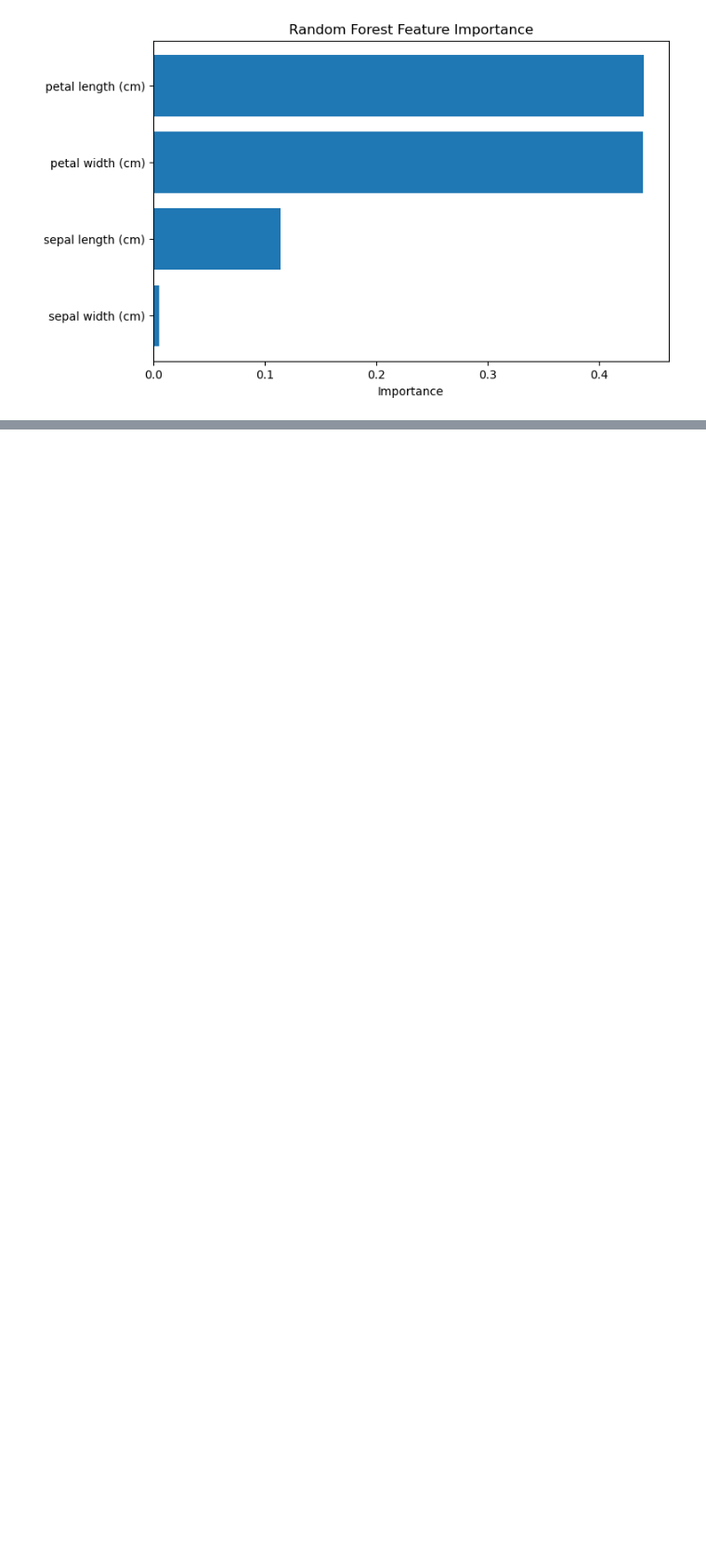
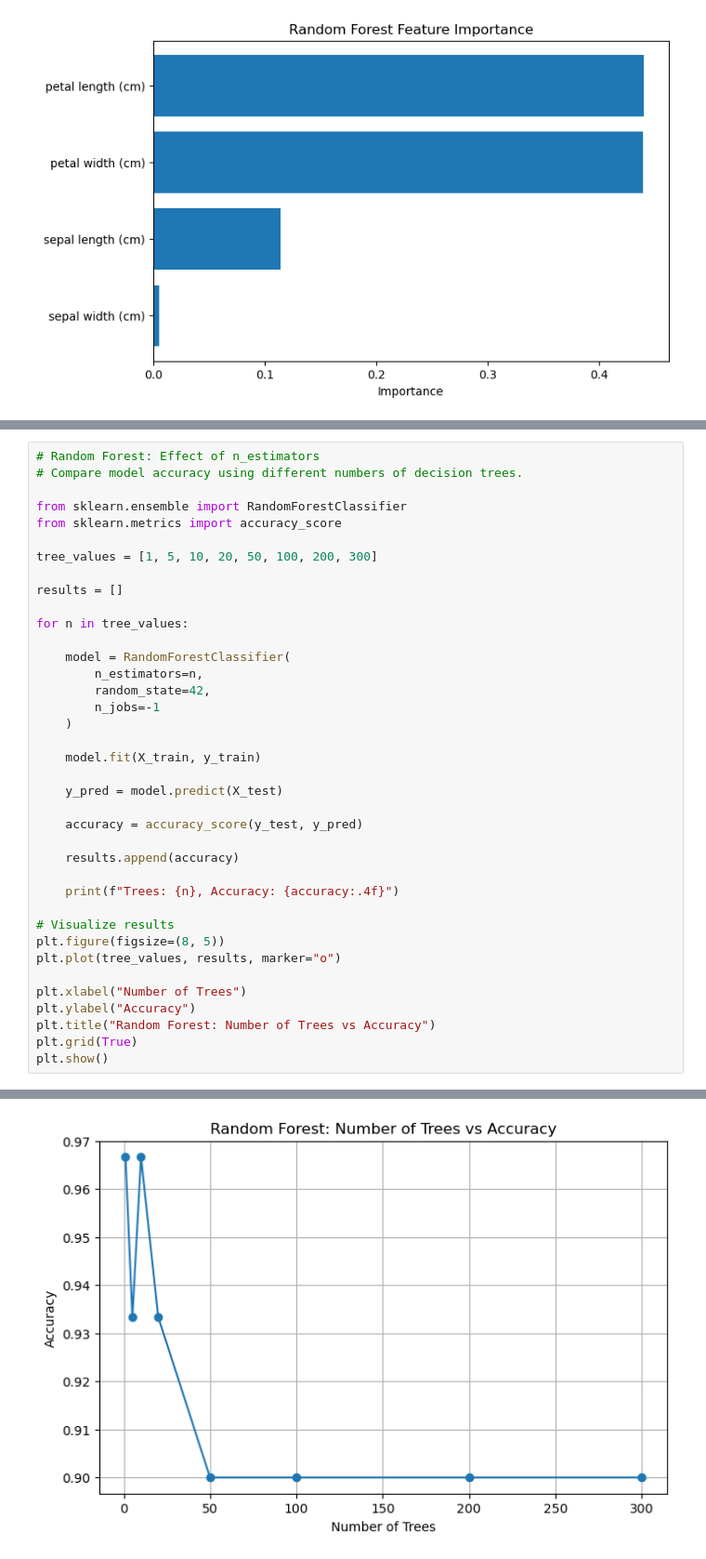
Before and after one commit to Imteyaz-428/MachineLearning, a Jupyter notebook: random forest.ipynb, the cells around one changed output, grey strips where cells are left out. Shown at 93% size. Cells and saved outputs as stored; diff of their text form; blank space fills up the shorter version.

Commit message:
baggin and random forest

```diff
--- a/random forest.ipynb
+++ b/random forest.ipynb
@@ -87,0 +160,39 @@ weighted avg       0.97      0.97      0.97        30
+# %%
+# Random Forest: Effect of n_estimators
+# Compare model accuracy using different numbers of decision trees.
+
+from sklearn.ensemble import RandomForestClassifier
+from sklearn.metrics import accuracy_score
+
+tree_values = [1, 5, 10, 20, 50, 100, 200, 300]
+
+results = []
+
+for n in tree_values:
+
+    model = RandomForestClassifier(
+        n_estimators=n,
+        random_state=42,
+        n_jobs=-1
+    )
+
+    model.fit(X_train, y_train)
+
+    y_pred = model.predict(X_test)
+
+    accuracy = accuracy_score(y_test, y_pred)
+
+    results.append(accuracy)
+
+    print(f"Trees: {n}, Accuracy: {accuracy:.4f}")
+
+# Visualize results
+plt.figure(figsize=(8, 5))
+plt.plot(tree_values, results, marker="o")
+
+plt.xlabel("Number of Trees")
+plt.ylabel("Accuracy")
+plt.title("Random Forest: Number of Trees vs Accuracy")
+plt.grid(True)
+plt.show()
+# %% [output]
@@ -87,0 +207 @@ weighted avg       0.97      0.97      0.97        30
+[figure, added]
```
Also changed, not shown: parts of 13 cells of this notebook, 2 other files.
